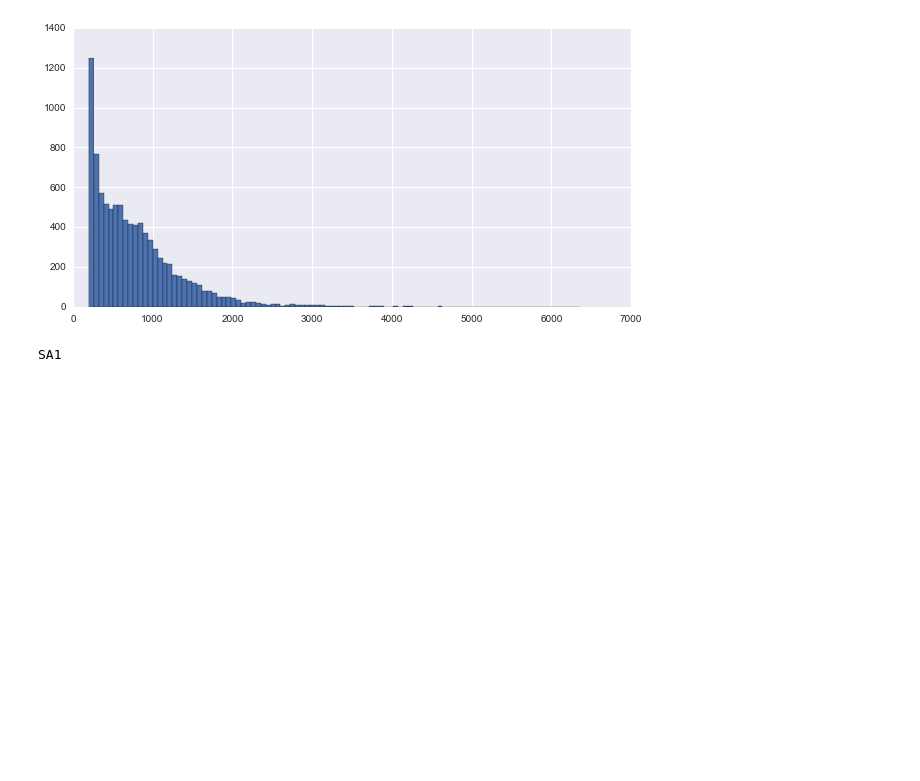
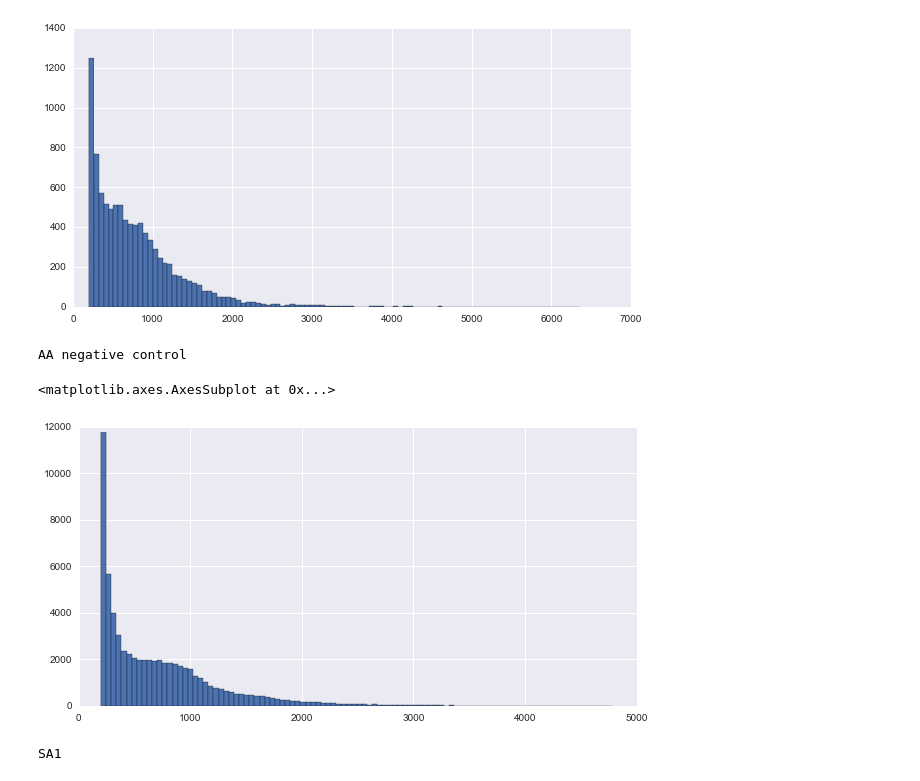
Before and after one commit to damiankao/misc-analysis, a Jupyter notebook: yuli_19012016.ipynb, the cells around one changed output. Cells and saved outputs as stored; diff of their text form; code cells hidden in the pictures; blank space fills up the shorter version.

```diff
--- a/yuli_19012016.ipynb
+++ b/yuli_19012016.ipynb
@@ -45,7 +55,8 @@ def parsePeak(line):
 
     return (ref,start,end,width,center)
 # %%
-AA_file = open(prefix + 'NA_peaks.broadPeak')
+AA_file = open(prefix + 'AA/NA_peaks.broadPeak')
+AAin_file = open(prefix + 'NA_peaks.broadPeak')
 SA_1_file = open(prefix + 'GSE74153_X1_1_peaks.bed')
 SA_2_file = open(prefix + 'GSE74153_X1_2_peaks.bed')
 
@@ -54,6 +65,10 @@ peakData = defaultdict(list)
 for line in AA_file:
     ref,start,end,width,center = parsePeak(line)
     peakData[ref].append((center,width,start,end,'AA1'))
+
+for line in AAin_file:
+    ref,start,end,width,center = parsePeak(line)
+    peakData[ref].append((center,width,start,end,'AAi'))
 
 for line in SA_1_file:
     ref,start,end,width,center = parsePeak(line)
@@ -64,6 +79,7 @@ for line in SA_2_file:
     peakData[ref].append((center,width,start,end,'SA2'))
 
 AA_file.close()
+AAin_file.close()
 SA_1_file.close()
 SA_2_file.close()
 # %%
@@ -79,15 +95,20 @@ for ref, data in peakData.items():
                     dists.append((abs(itemA[0] - itemB[0]),itemB[4]))
 
             AA1_dists = [x[0] for x in dists if x[1] == 'AA1']
+            AAi_dists = [x[0] for x in dists if x[1] == 'AAi']
             SA1_dists = [x[0] for x in dists if x[1] == 'SA1']
             SA2_dists = [x[0] for x in dists if x[1] == 'SA2']
 
             AA1min = -1
+            AAimin = -1
             SA1min = -1
             SA2min = -1
 
             if len(AA1_dists) != 0:
                 AA1min = min(AA1_dists)
+
+            if len(AAi_dists) != 0:
+                AAimin = min(AAi_dists)
 
             if len(SA1_dists) != 0:
                 SA1min = min(SA1_dists)
@@ -95,14 +116,14 @@ for ref, data in peakData.items():
             if len(SA2_dists) != 0:
                 SA2min = min(SA2_dists)
 
-            df_peakData.append([ref,itemA[0],itemA[1],itemA[2],itemA[3],itemA[4],AA1min,SA1min,SA2min])
+            df_peakData.append([ref,itemA[0],itemA[1],itemA[2],itemA[3],itemA[4],AA1min,AAimin,SA1min,SA2min])
 
     else:
-        df_peakData.append([ref, data[0][0],data[0][1],data[0][2],data[0][3],data[0][4],-1,-1,-1])
+        df_peakData.append([ref, data[0][0],data[0][1],data[0][2],data[0][3],data[0][4],-1,-1,-1,-1])
 # %%
 df_peakData = pd.DataFrame(df_peakData)
 # %%
-df_peakData.columns = ['ref','center','width','start','end','dataset','AA1_nearest','SA1_nearest','SA2_nearest']
+df_peakData.columns = ['ref','center','width','start','end','dataset','AA1_nearest','AAi_nearest','SA1_nearest','SA2_nearest']
 # %% [markdown]
 ### Peak width distribution
 # %%
@@ -112,6 +133,13 @@ df_peakData[df_peakData['dataset'] == 'AA1']['width'].hist(bins=100,figsize=[10,
 AA
 <matplotlib.axes.AxesSubplot at 0x...>
 [figure]
+# %%
+print 'AA negative control'
+df_peakData[df_peakData['dataset'] == 'AAi']['width'].hist(bins=100,figsize=[10,5])
+# %% [output]
+AA negative control
+<matplotlib.axes.AxesSubplot at 0x...>
+[figure, added]
 # %%
 print 'SA1'
 df_peakData[df_peakData['dataset'] == 'SA1']['width'].hist(bins=100,figsize=[10,5])
```
Also changed, not shown: parts of 3 cells of this notebook.
